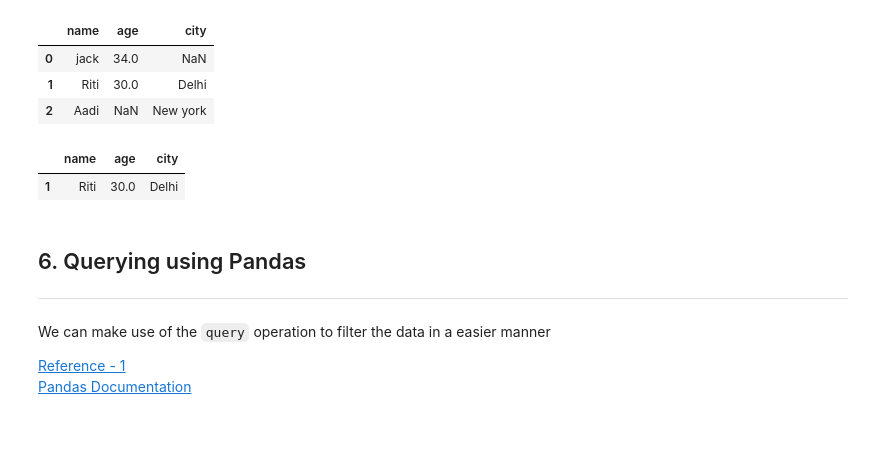
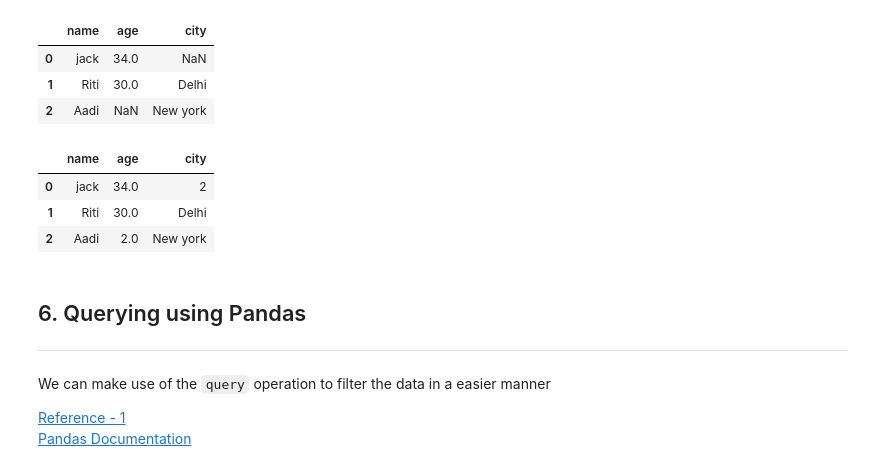
Before and after one commit to thivinanandh/Teaching-Python, a Jupyter notebook: Python-Libraries/Pandas.ipynb, the cells around one changed output. Saved outputs shown, nothing was run; the diff lists cells and outputs as text; code cells hidden in the pictures; blank space fills up the shorter version.

```diff
--- a/Python-Libraries/Pandas.ipynb
+++ b/Python-Libraries/Pandas.ipynb
@@ -629,12 +674,14 @@ df
 # %%
 ### remove all nan
 df.dropna(how="any")
 
 ##fill na
-# df.fillna(2)
+df.fillna(2)
 # %% [output]
 |  | name | age | city |
+| 0 | jack | 34.0 | 2 |
 | 1 | Riti | 30.0 | Delhi |
+| 2 | Aadi | 2.0 | New york |
 # %% [markdown]
 ## 6. Querying using Pandas
 ---
```
Also changed, not shown: parts of 36 cells of this notebook, 7 other files.
